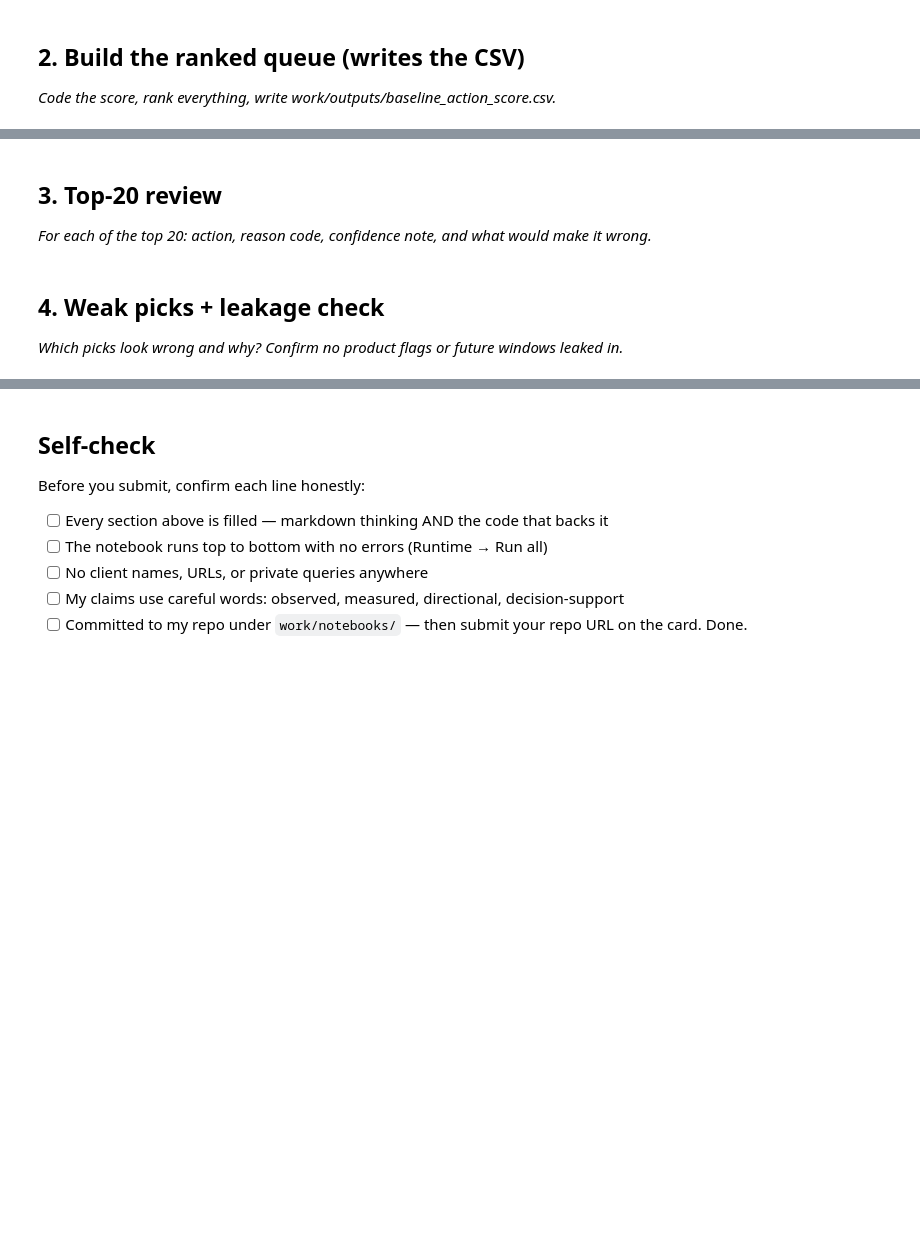
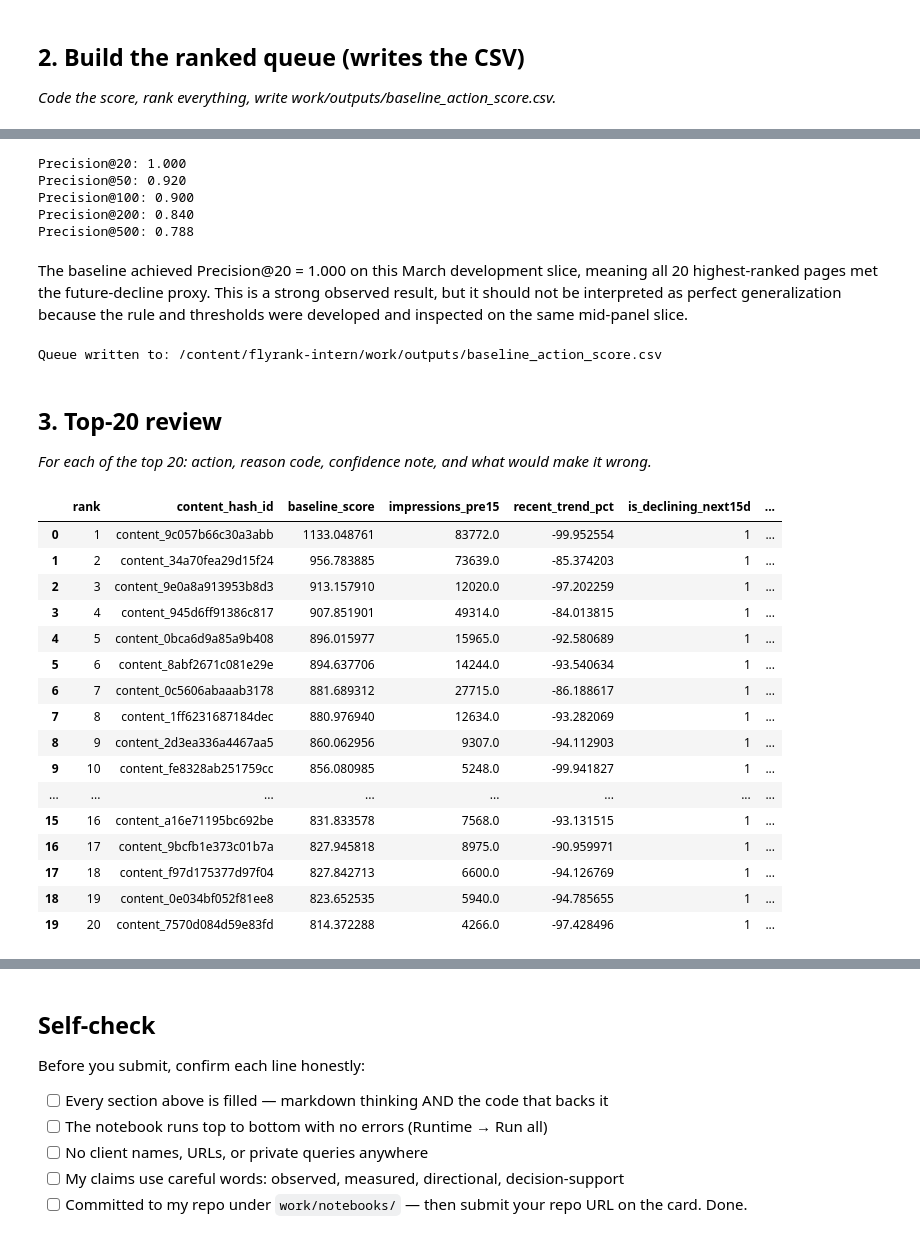
Before and after one commit to jh-emon002/flyrank-intern, a Jupyter notebook: work/notebooks/w04_baseline_score.ipynb, the cells around one changed output, grey strips where cells are left out. Cells and saved outputs as stored; diff of their text form; code cells hidden in the pictures; blank space fills up the shorter version.

```diff
--- a/work/notebooks/w04_baseline_score.ipynb
+++ b/work/notebooks/w04_baseline_score.ipynb
@@ -23,3 +419,44 @@ This skeleton is yours to fill. Work the sections **in order** — each one has
+# %%
+for k in [20, 50, 100, 200, 500]:
+    if len(baseline_queue) >= k:
+        p_at_k = (
+            baseline_queue
+            .head(k)["is_declining_next15d"]
+            .mean()
+        )
+        print(f"Precision@{k}: {p_at_k:.3f}")
+# %% [output]
+Precision@20: 1.000
+Precision@50: 0.920
+Precision@100: 0.900
+Precision@200: 0.840
+Precision@500: 0.788
+# %% [markdown]
+The baseline achieved Precision@20 = 1.000 on this March development slice, meaning all 20 highest-ranked pages met the future-decline proxy. This is a strong observed result, but it should not be interpreted as perfect generalization because the rule and thresholds were developed and inspected on the same mid-panel slice.
+# %%
+from pathlib import Path
+
+OUTPUT_DIR = Path(
+    "/content/flyrank-intern/work/outputs"
+)
+
+OUTPUT_DIR.mkdir(
+    parents=True,
+    exist_ok=True
+)
+
+output_path = (
+    OUTPUT_DIR / "baseline_action_score.csv"
+)
+
+baseline_queue[queue_cols].to_csv(
+    output_path,
+    index=False
+)
+
+print("Queue written to:", output_path)
+# %% [output]
+Queue written to: /content/flyrank-intern/work/outputs/baseline_action_score.csv
 # %% [markdown]
 ## 3. Top-20 review
 
@@ -30,4 +463,0 @@ This skeleton is yours to fill. Work the sections **in order** — each one has
-# %% [markdown]
-## 4. Weak picks + leakage check
-
-*Which picks look wrong and why? Confirm no product flags or future windows leaked in.*
@@ -36,0 +464,28 @@ This skeleton is yours to fill. Work the sections **in order** — each one has
+# %%
+baseline_queue[[
+    "rank",
+    "content_hash_id",
+    "baseline_score",
+    "impressions_pre15",
+    "recent_trend_pct",
+    "is_declining_next15d",
+    "action",
+]].head(20)
+# %% [output]
+|  | rank | content_hash_id | baseline_score | impressions_pre15 | recent_trend_pct | is_declining_next15d | ... |
+| 0 | 1 | content_9c057b66c30a3abb | 1133.048761 | 83772.0 | -99.952554 | 1 | ... |
+| 1 | 2 | content_34a70fea29d15f24 | 956.783885 | 73639.0 | -85.374203 | 1 | ... |
+| 2 | 3 | content_9e0a8a913953b8d3 | 913.157910 | 12020.0 | -97.202259 | 1 | ... |
+| 3 | 4 | content_945d6ff91386c817 | 907.851901 | 49314.0 | -84.013815 | 1 | ... |
+| 4 | 5 | content_0bca6d9a85a9b408 | 896.015977 | 15965.0 | -92.580689 | 1 | ... |
+| 5 | 6 | content_8abf2671c081e29e | 894.637706 | 14244.0 | -93.540634 | 1 | ... |
+| 6 | 7 | content_0c5606abaaab3178 | 881.689312 | 27715.0 | -86.188617 | 1 | ... |
+| 7 | 8 | content_1ff6231687184dec | 880.976940 | 12634.0 | -93.282069 | 1 | ... |
+| 8 | 9 | content_2d3ea336a4467aa5 | 860.062956 | 9307.0 | -94.112903 | 1 | ... |
+| 9 | 10 | content_fe8328ab251759cc | 856.080985 | 5248.0 | -99.941827 | 1 | ... |
+| ... | ... | ... | ... | ... | ... | ... | ... |
+| 15 | 16 | content_a16e71195bc692be | 831.833578 | 7568.0 | -93.131515 | 1 | ... |
+| 16 | 17 | content_9bcfb1e373c01b7a | 827.945818 | 8975.0 | -90.959971 | 1 | ... |
+| 17 | 18 | content_f97d175377d97f04 | 827.842713 | 6600.0 | -94.126769 | 1 | ... |
+| 18 | 19 | content_0e034bf052f81ee8 | 823.652535 | 5940.0 | -94.785655 | 1 | ... |
+| 19 | 20 | content_7570d084d59e83fd | 814.372288 | 4266.0 | -97.428496 | 1 | ... |
```
Also changed, not shown: parts of 24 cells of this notebook.
